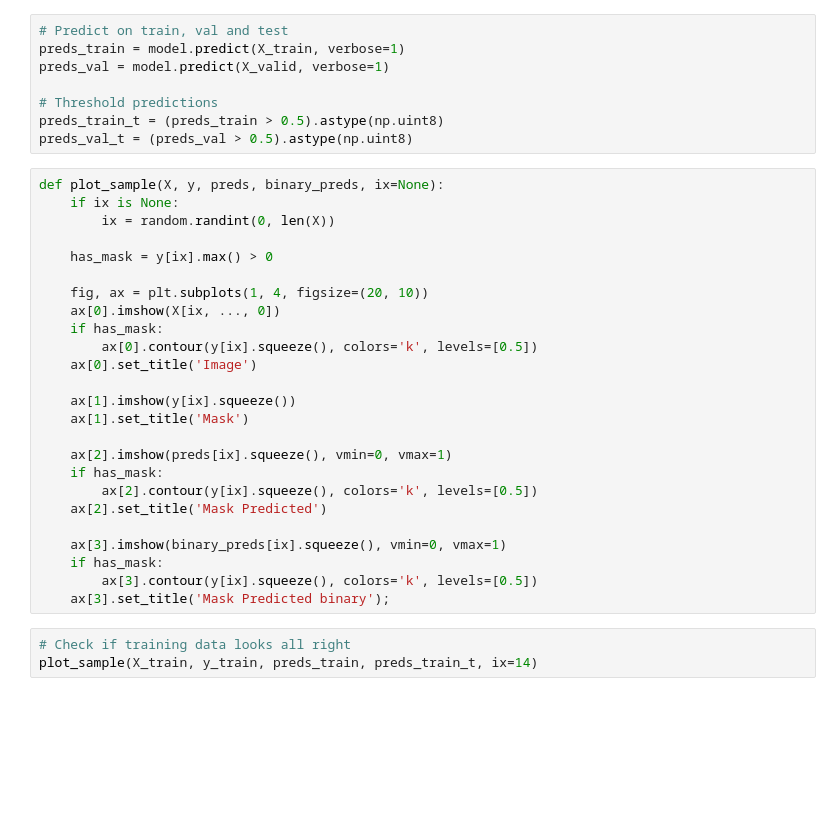
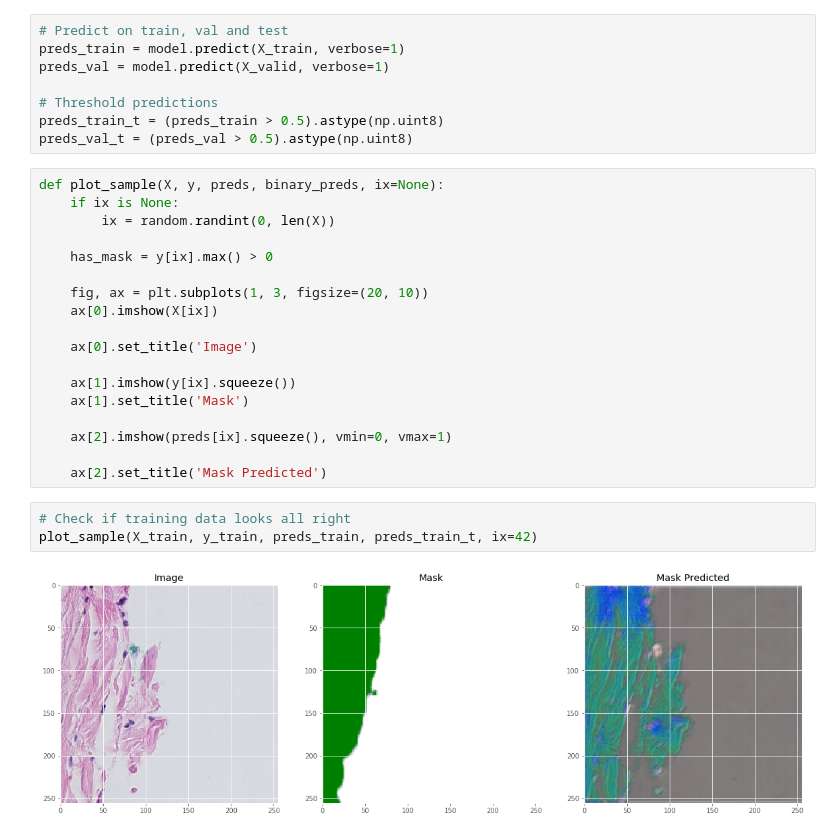
Before and after one commit to 785pavan/DLforWallCharacteristics, a Jupyter notebook: model_basic/newmodel.ipynb, the cells around one changed output. Cells and saved outputs as stored; diff of their text form; blank space fills up the shorter version.

```diff
--- a/model_basic/newmodel.ipynb
+++ b/model_basic/newmodel.ipynb
@@ -260,26 +264,21 @@ def plot_sample(X, y, preds, binary_preds, ix=None):
 
     has_mask = y[ix].max() > 0
 
-    fig, ax = plt.subplots(1, 4, figsize=(20, 10))
-    ax[0].imshow(X[ix, ..., 0])
-    if has_mask:
-        ax[0].contour(y[ix].squeeze(), colors='k', levels=[0.5])
+    fig, ax = plt.subplots(1, 3, figsize=(20, 10))
+    ax[0].imshow(X[ix])
+
     ax[0].set_title('Image')
 
     ax[1].imshow(y[ix].squeeze())
     ax[1].set_title('Mask')
 
     ax[2].imshow(preds[ix].squeeze(), vmin=0, vmax=1)
-    if has_mask:
-        ax[2].contour(y[ix].squeeze(), colors='k', levels=[0.5])
+
     ax[2].set_title('Mask Predicted')
-
-    ax[3].imshow(binary_preds[ix].squeeze(), vmin=0, vmax=1)
-    if has_mask:
-        ax[3].contour(y[ix].squeeze(), colors='k', levels=[0.5])
-    ax[3].set_title('Mask Predicted binary');
 # %%
 # Check if training data looks all right
-plot_sample(X_train, y_train, preds_train, preds_train_t, ix=14)
+plot_sample(X_train, y_train, preds_train, preds_train_t, ix=42)
+# %% [output]
+[figure, added]
 # %%
 # Check if valid data looks all right
```
Also changed, not shown: parts of 4 cells of this notebook, 2 other files.
